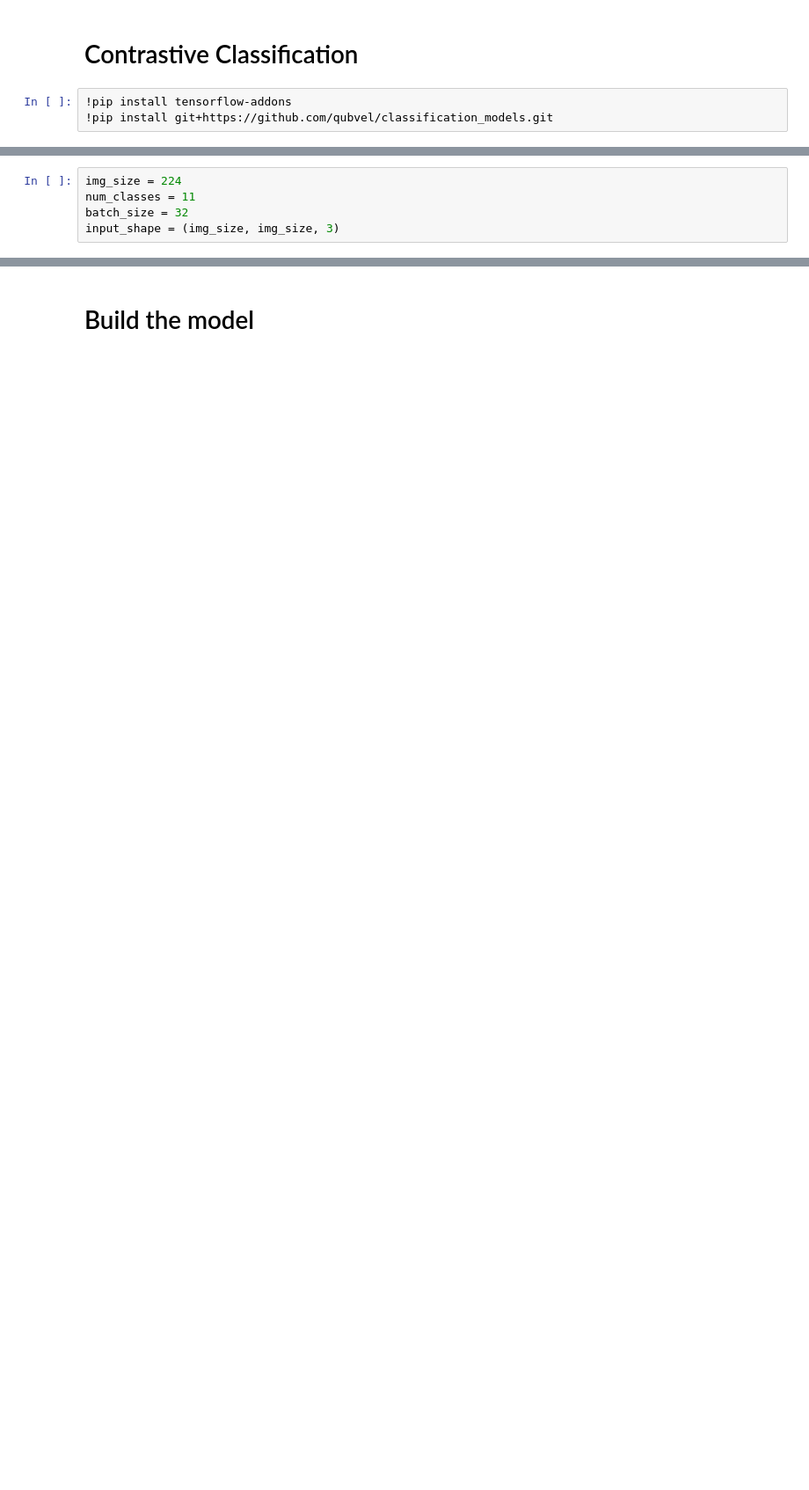
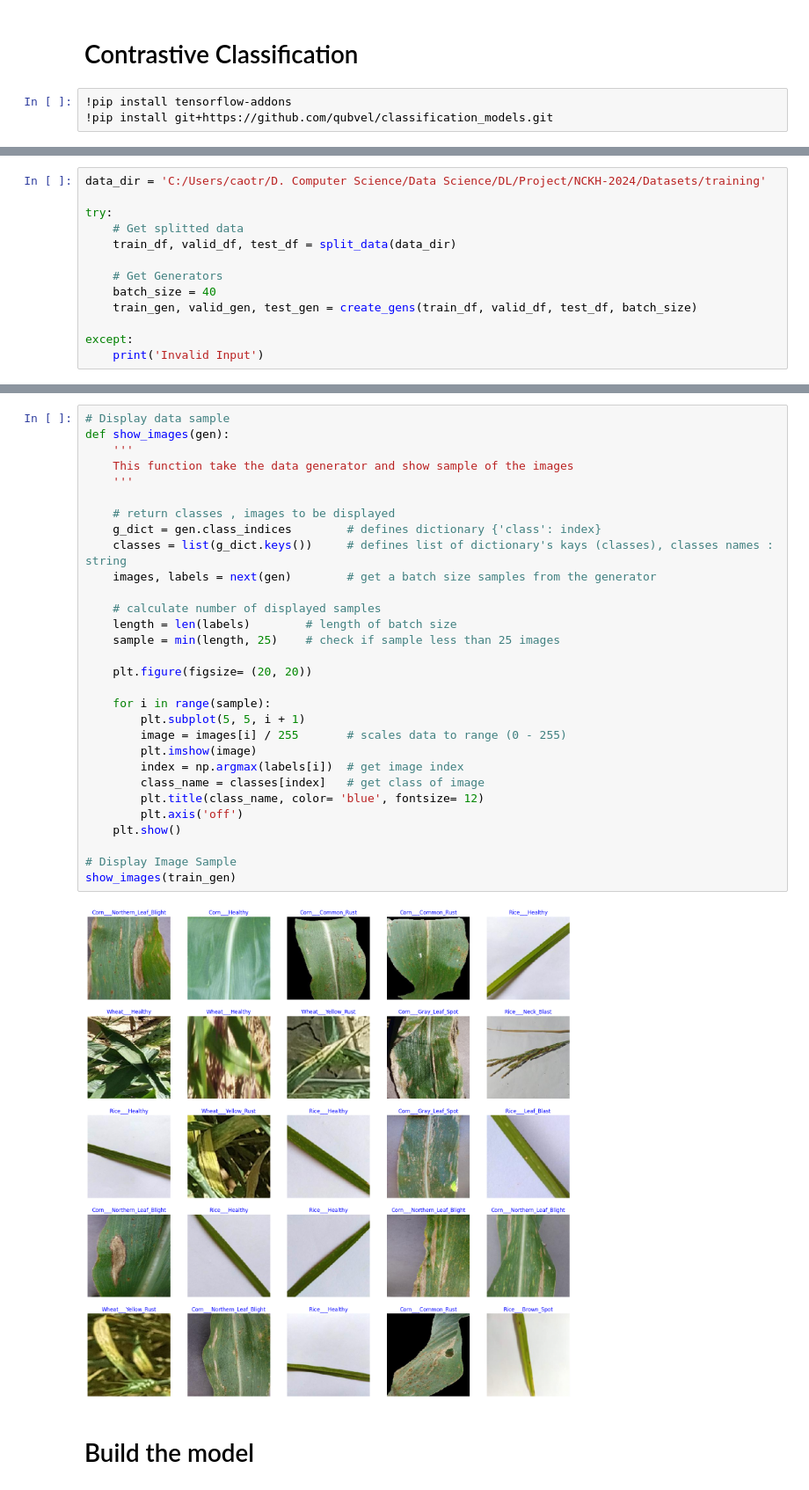
Before and after one commit to trung8134/NCKH_xAI, a Jupyter notebook: xAI.ipynb, the cells around one changed output, grey strips where cells are left out. Shown at 88% size. Drawn from its saved outputs; the diff is of its cells as text; blank space fills up the shorter version.

```diff
--- a/xAI.ipynb
+++ b/xAI.ipynb
@@ -56,5 +46,0 @@ from classifier import create_classifier
-# %%
-img_size = 224
-num_classes = 11
-batch_size = 32
-input_shape = (img_size, img_size, 3)
@@ -92,0 +58,13 @@ plotImages(imgs[:sum], labels[:sum], rows, cols)
+# %%
+data_dir = 'C:/Users/caotr/D. Computer Science/Data Science/DL/Project/NCKH-2024/Datasets/training'
+
+try:
+    # Get splitted data
+    train_df, valid_df, test_df = split_data(data_dir)
+
+    # Get Generators
+    batch_size = 40
+    train_gen, valid_gen, test_gen = create_gens(train_df, valid_df, test_df, batch_size)
+
+except:
+    print('Invalid Input')
@@ -93,2 +77,34 @@ plotImages(imgs[:sum], labels[:sum], rows, cols)
+# %%
+# Display data sample
+def show_images(gen):
+    '''
+    This function take the data generator and show sample of the images
+    '''
+
+    # return classes , images to be displayed
+    g_dict = gen.class_indices        # defines dictionary {'class': index}
+    classes = list(g_dict.keys())     # defines list of dictionary's kays (classes), classes names : string
+    images, labels = next(gen)        # get a batch size samples from the generator
+
+    # calculate number of displayed samples
+    length = len(labels)        # length of batch size
+    sample = min(length, 25)    # check if sample less than 25 images
+
+    plt.figure(figsize= (20, 20))
+
+    for i in range(sample):
+        plt.subplot(5, 5, i + 1)
+        image = images[i] / 255       # scales data to range (0 - 255)
+        plt.imshow(image)
+        index = np.argmax(labels[i])  # get image index
+        class_name = classes[index]   # get class of image
+        plt.title(class_name, color= 'blue', fontsize= 12)
+        plt.axis('off')
+    plt.show()
+
+# Display Image Sample
+show_images(train_gen)
+# %% [output]
+[figure, added]
 # %% [markdown]
 # Build the model
```
Also changed, not shown: parts of 28 cells of this notebook, 5 other files.
